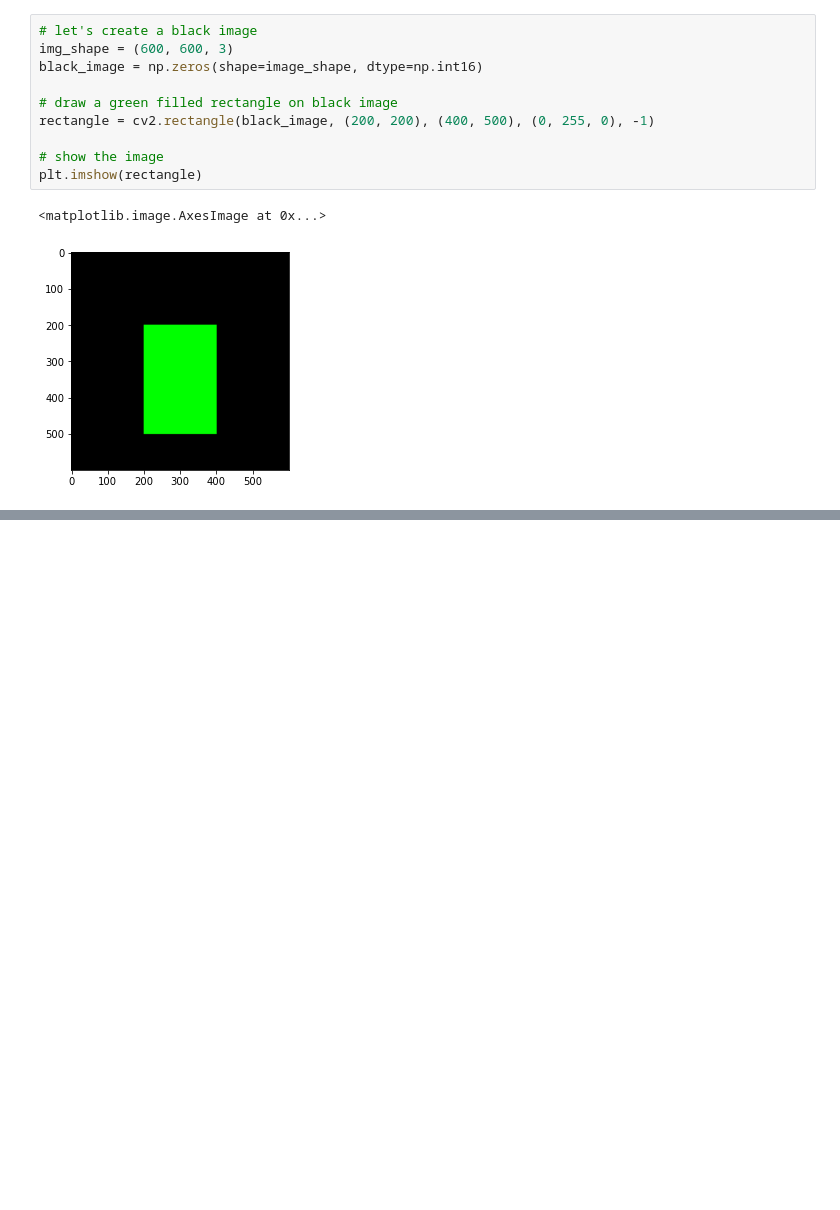
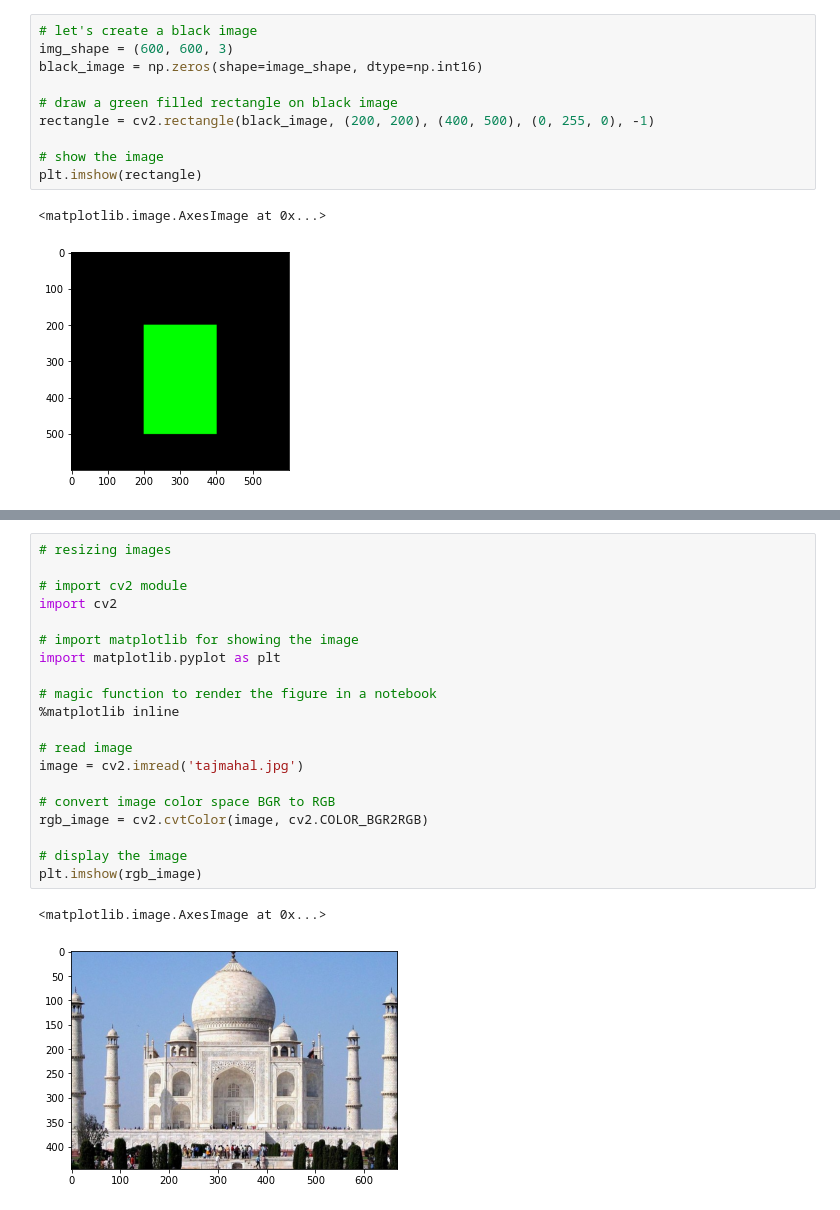
Before and after one commit to lh77x7/Python-data-analysis, a Jupyter notebook: chap13/chap13-analyzingImageData.ipynb, the cells around one changed output, grey strips where cells are left out. Drawn from its saved outputs; the diff is of its cells as text; blank space fills up the shorter version.

```diff
--- a/chap13/chap13-analyzingImageData.ipynb
+++ b/chap13/chap13-analyzingImageData.ipynb
@@ -122,0 +137,23 @@ plt.imshow(rectangle)
+# %%
+# resizing images
+
+# import cv2 module
+import cv2
+
+# import matplotlib for showing the image
+import matplotlib.pyplot as plt
+
+# magic function to render the figure in a notebook
+%matplotlib inline
+
+# read image
+image = cv2.imread('tajmahal.jpg')
+
+# convert image color space BGR to RGB
+rgb_image = cv2.cvtColor(image, cv2.COLOR_BGR2RGB)
+
+# display the image
+plt.imshow(rgb_image)
+# %% [output]
+<matplotlib.image.AxesImage at 0x...>
+[figure, added]
```
Also changed, not shown: parts of 3 cells of this notebook.
